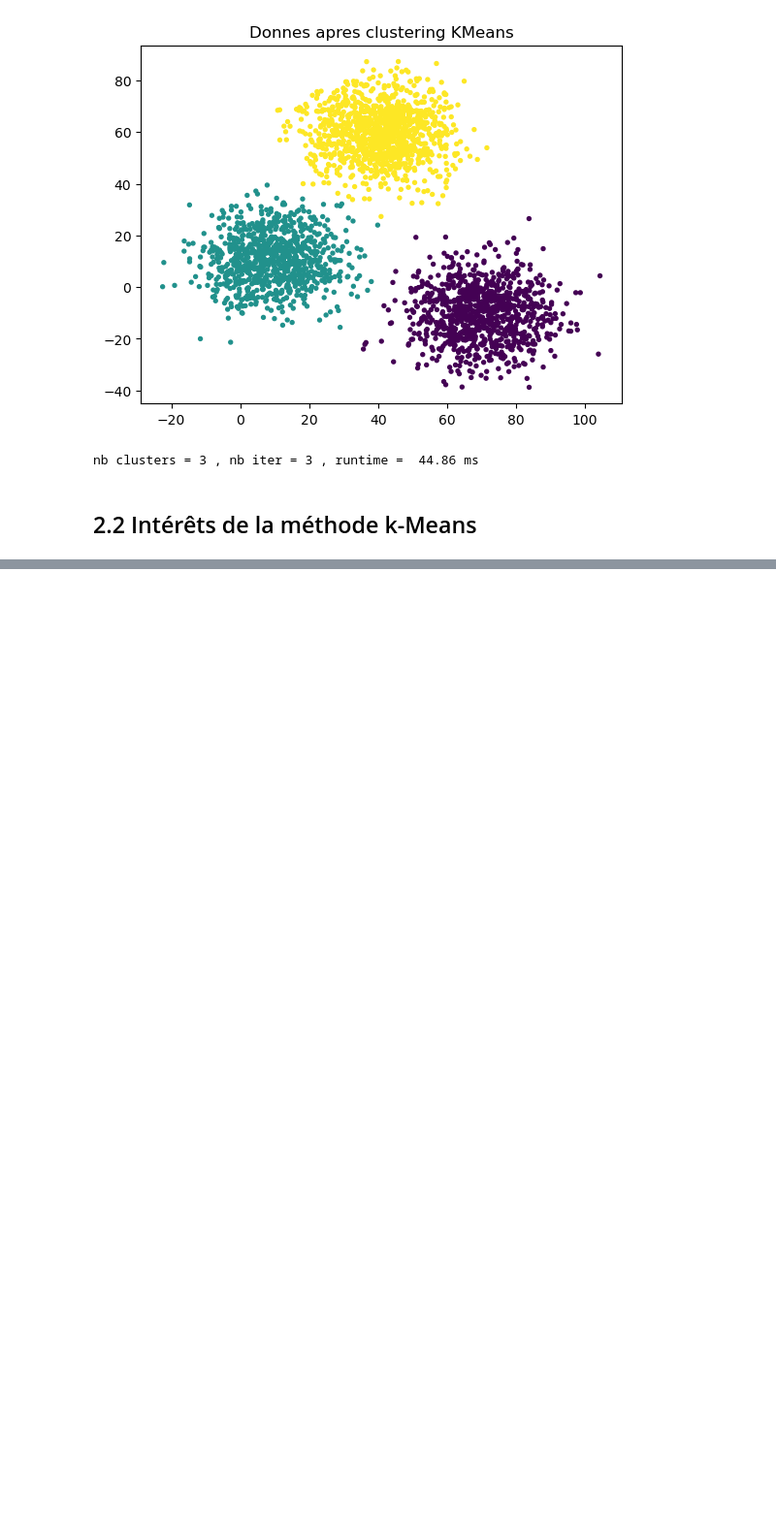
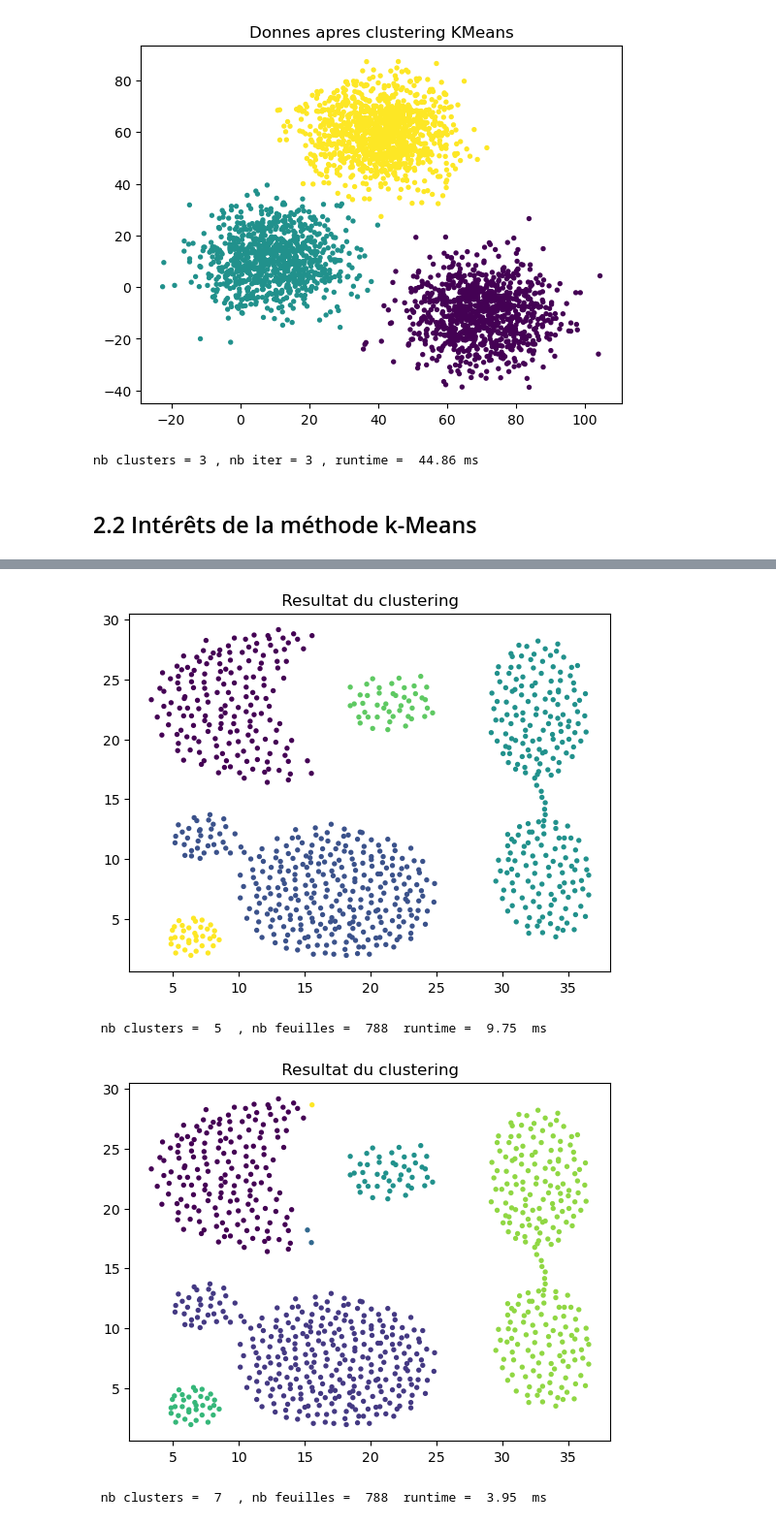
Before and after one commit to Enario4/ApprentissageNonSupervise, a Jupyter notebook: Clustering.ipynb, the cells around one changed output, grey strips where cells are left out. Shown: that part at 97% size. Drawn from its saved outputs; the diff is of its cells as text; code cells hidden in the pictures; blank space fills up the shorter version.

```diff
--- a/Clustering.ipynb
+++ b/Clustering.ipynb
@@ -148,0 +175,40 @@ indice de silhouette : 0.4249268481016749
+# %%
+# set di stance_threshold ( 0 ensures we compute the full tree )
+tps1 = time . time ()
+model = cluster.AgglomerativeClustering(distance_threshold = 2 ,
+                                        linkage = "single" ,
+                                        n_clusters = None )
+model = model.fit (data2)
+tps2 = time.time ()
+labels = model.labels_
+k = model.n_clusters_
+leaves = model.n_leaves_
+
+# Affichage clustering
+plt . scatter ( f0 , f1 , c = labels , s = 8 )
+plt . title ( " Resultat du clustering " )
+plt . show ()
+print ( " nb clusters = " ,k , " , nb feuilles = " , leaves ,
+       " runtime = " , round (( tps2 - tps1 ) * 1000 , 2 ) ," ms " )
+
+# set the number of clusters
+k = 7
+tps1 = time . time ()
+model = cluster.AgglomerativeClustering( linkage = "single" , n_clusters = k )
+model = model.fit (data2)
+tps2 = time.time ()
+labels = model.labels_
+kres = model.n_clusters_
+leaves = model.n_leaves_
+
+# Affichage clustering
+plt . scatter ( f0 , f1 , c = labels , s = 8 )
+plt . title ( " Resultat du clustering " )
+plt . show ()
+print ( " nb clusters = " ,k , " , nb feuilles = " , leaves ,
+       " runtime = " , round (( tps2 - tps1 ) * 1000 , 2 ) ," ms " )
+# %% [output]
+[figure, added]
+ nb clusters =  5  , nb feuilles =  788  runtime =  9.75  ms
+[figure, added]
+ nb clusters =  7  , nb feuilles =  788  runtime =  3.95  ms
```
Also changed, not shown: parts of 8 cells of this notebook.
